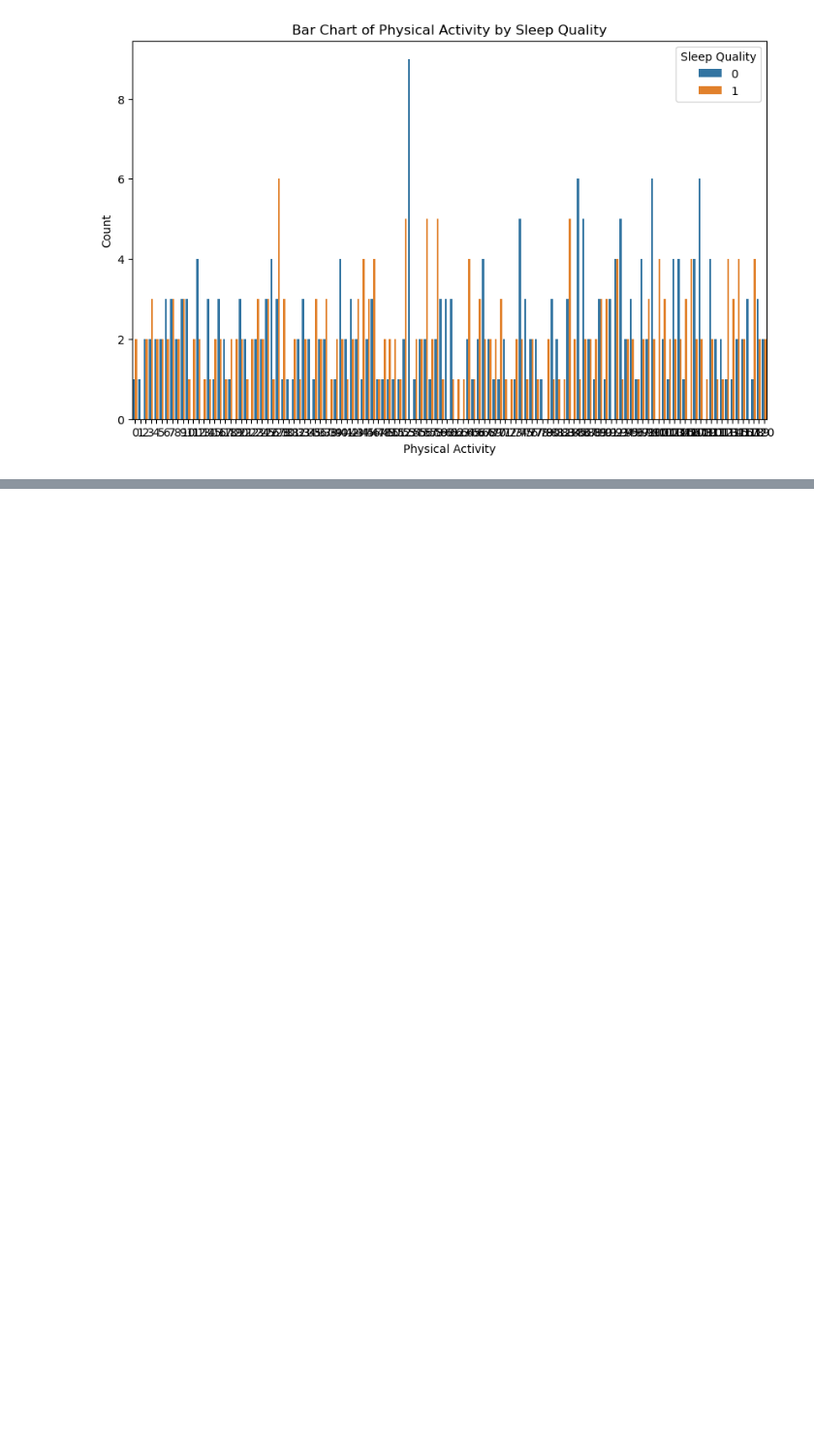
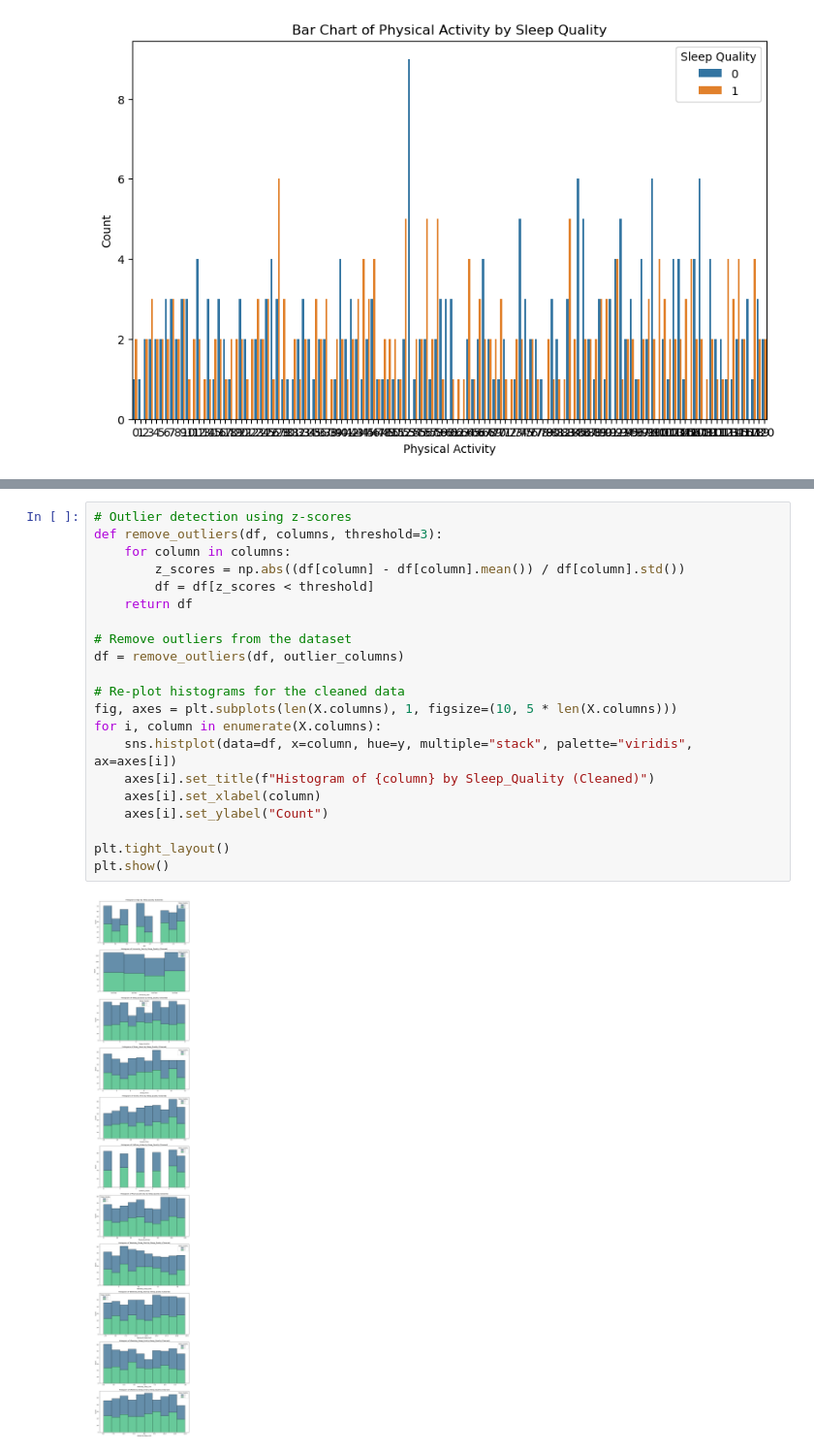
Before and after one commit to ShemaiahYaba/ML-classification-project, a Jupyter notebook: SLEEP QUALITY CLASSIFICATION.ipynb, the cells around one changed output, grey strips where cells are left out. Shown at 97% size. Cells and saved outputs as stored; diff of their text form; blank space fills up the shorter version.

```diff
--- a/SLEEP QUALITY CLASSIFICATION.ipynb
+++ b/SLEEP QUALITY CLASSIFICATION.ipynb
@@ -306,0 +321,23 @@ plt.show()
+# %%
+# Outlier detection using z-scores
+def remove_outliers(df, columns, threshold=3):
+    for column in columns:
+        z_scores = np.abs((df[column] - df[column].mean()) / df[column].std())
+        df = df[z_scores < threshold]
+    return df
+
+# Remove outliers from the dataset
+df = remove_outliers(df, outlier_columns)
+
+# Re-plot histograms for the cleaned data
+fig, axes = plt.subplots(len(X.columns), 1, figsize=(10, 5 * len(X.columns)))
+for i, column in enumerate(X.columns):
+    sns.histplot(data=df, x=column, hue=y, multiple="stack", palette="viridis", ax=axes[i])
+    axes[i].set_title(f"Histogram of {column} by Sleep_Quality (Cleaned)")
+    axes[i].set_xlabel(column)
+    axes[i].set_ylabel("Count")
+
+plt.tight_layout()
+plt.show()
+# %% [output]
+[figure, added]
```
Also changed, not shown: parts of 1 cell of this notebook.
